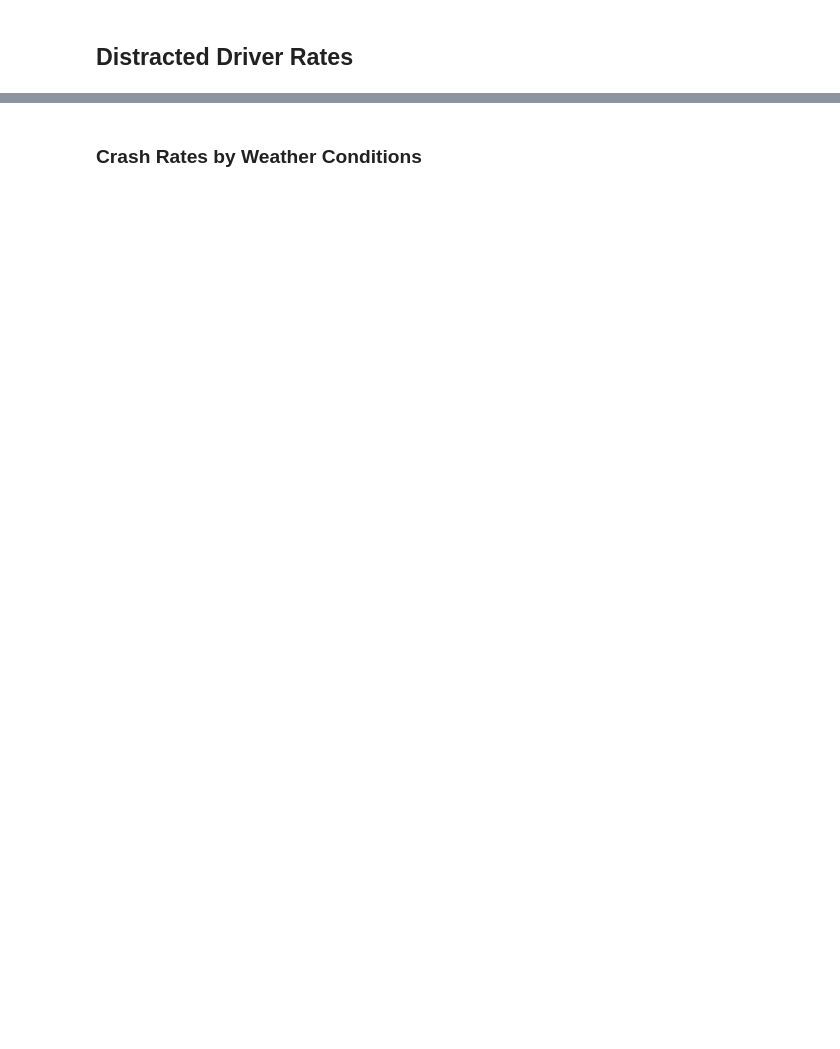
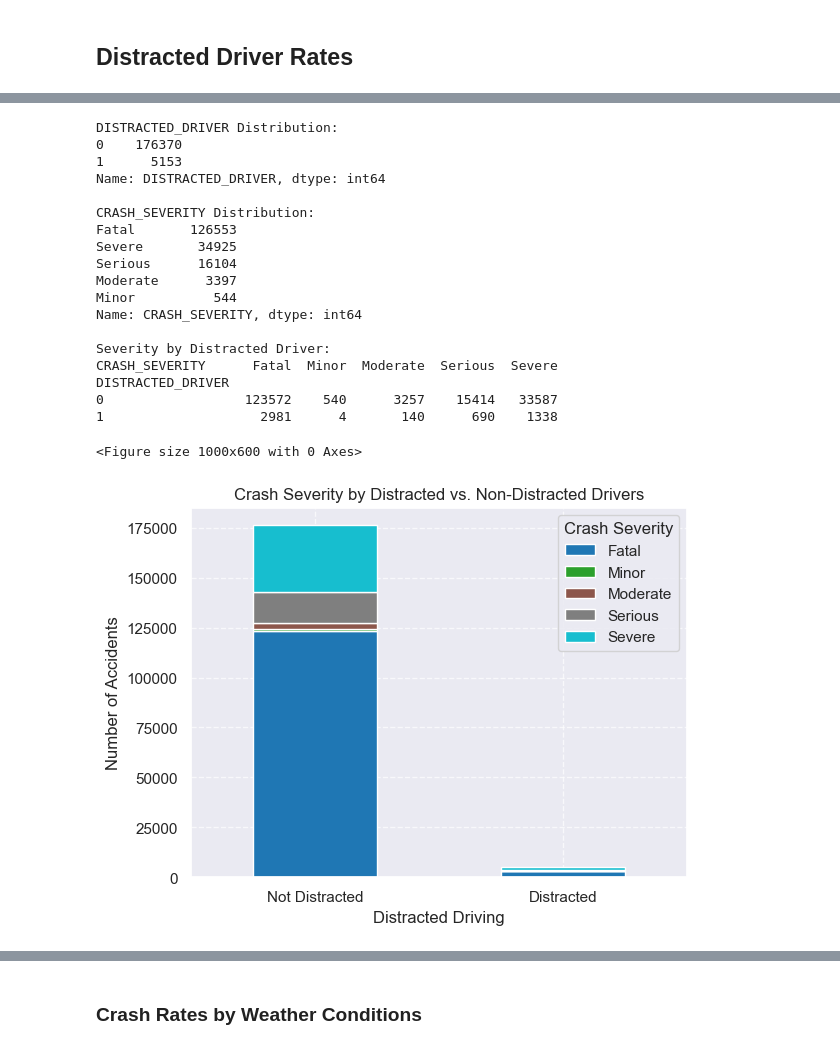
Before and after one commit to Jmillerd/City-of-Cleveland---Traffic-Safety-Data-Analysis, a Jupyter notebook: traffic.ipynb, the cells around one changed output, grey strips where cells are left out. Cells and saved outputs as stored; diff of their text form; code cells hidden in the pictures; blank space fills up the shorter version.

```diff
--- a/traffic.ipynb
+++ b/traffic.ipynb
@@ -52,36 +83,63 @@ plt.show()
 # %%
-
-# Define severity and weather mappings
+# 1. Define Mappings for Severity and Distracted Indicators
 severity_mapping = {
     1: "Minor",
     2: "Moderate",
     3: "Serious",
     4: "Severe",
     5: "Fatal"
 }
+distracted_mapping = {
+    'N': 0,
+    'Y': 1
+}
 
+traffic['DISTRACTED_DRIVER'] = traffic['DISTRACTED_DRIVER_IND'].map(distracted_mapping).fillna(0).astype(int)
+traffic['CRASH_SEVERITY'] = traffic['CRASH_SEVERITY_CD'].map(severity_mapping).fillna('Unknown')
 
+print("DISTRACTED_DRIVER Distribution:")
+print(traffic['DISTRACTED_DRIVER'].value_counts())
+print("\nCRASH_SEVERITY Distribution:")
+print(traffic['CRASH_SEVERITY'].value_counts())
 
-# Convert to numeric if necessary
-traffic['CRASH_SEVERITY_CD'] = pd.to_numeric(traffic['CRASH_SEVERITY_CD'], errors='coerce')
+severity_by_distracted = traffic.groupby(['DISTRACTED_DRIVER', 'CRASH_SEVERITY']).size().unstack(fill_value=0)
+for col in ['Minor', 'Moderate', 'Serious', 'Severe', 'Fatal']:
+    if col not in severity_by_distracted.columns:
+        severity_by_distracted[col] = 0
 
-# Apply mappings
-traffic['CRASH_SEVERITY'] = traffic['CRASH_SEVERITY_CD'].map(severity_mapping)
+print("\nSeverity by Distracted Driver:")
+print(severity_by_distracted)
 
-# Drop missing values after mapping
-traffic = traffic.dropna(subset=['CRASH_SEVERITY'])
-
-
-severity_by_distracted = traffic.groupby(['DISTRACTED_DRIVER_IND', 'CRASH_SEVERITY']).size().unstack()
-
-# Plot
-severity_by_distracted.plot(kind="bar", stacked=True, figsize=(10,6))
+plt.figure(figsize=(10, 6))
+severity_by_distracted.plot(kind="bar", stacked=True, colormap='tab10')
 plt.title("Crash Severity by Distracted vs. Non-Distracted Drivers")
 plt.xlabel("Distracted Driving")
 plt.ylabel("Number of Accidents")
 plt.legend(title="Crash Severity")
-plt.xticks(ticks=[0,1], labels=['Not Distracted', 'Distracted'], rotation=0)
+plt.xticks(ticks=[0, 1], labels=["Not Distracted", "Distracted"], rotation=0)
+plt.grid(True, linestyle="--", alpha=0.7)
 plt.show()
+# %% [output]
+DISTRACTED_DRIVER Distribution:
+0    176370
+1      5153
+Name: DISTRACTED_DRIVER, dtype: int64
+
+CRASH_SEVERITY Distribution:
+Fatal       126553
+Severe       34925
+Serious      16104
+Moderate      3397
+Minor          544
+Name: CRASH_SEVERITY, dtype: int64
+
+Severity by Distracted Driver:
+CRASH_SEVERITY      Fatal  Minor  Moderate  Serious  Severe
+DISTRACTED_DRIVER
+0                  123572    540      3257    15414   33587
+1                    2981      4       140      690    1338
+<Figure size 1000x600 with 0 Axes>
+[figure, added]
 # %%
 traffic['CRASH_MONTH_YEAR'] = pd.to_datetime(traffic['CRASH_MONTH_YEAR'])
 traffic['SEASON'] = traffic['CRASH_MONTH_YEAR'].dt.month.map({
```
Also changed, not shown: parts of 7 cells of this notebook.
